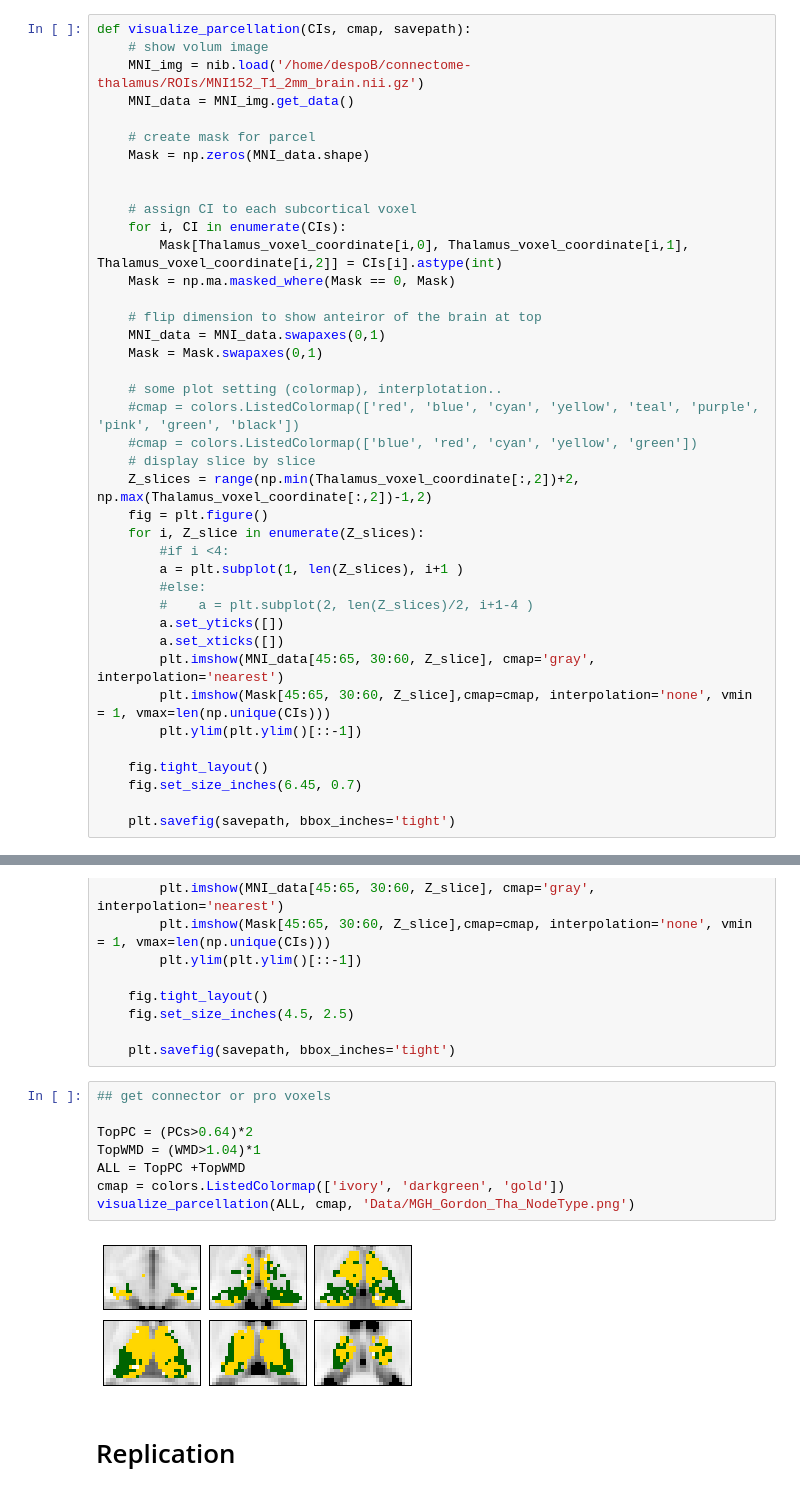
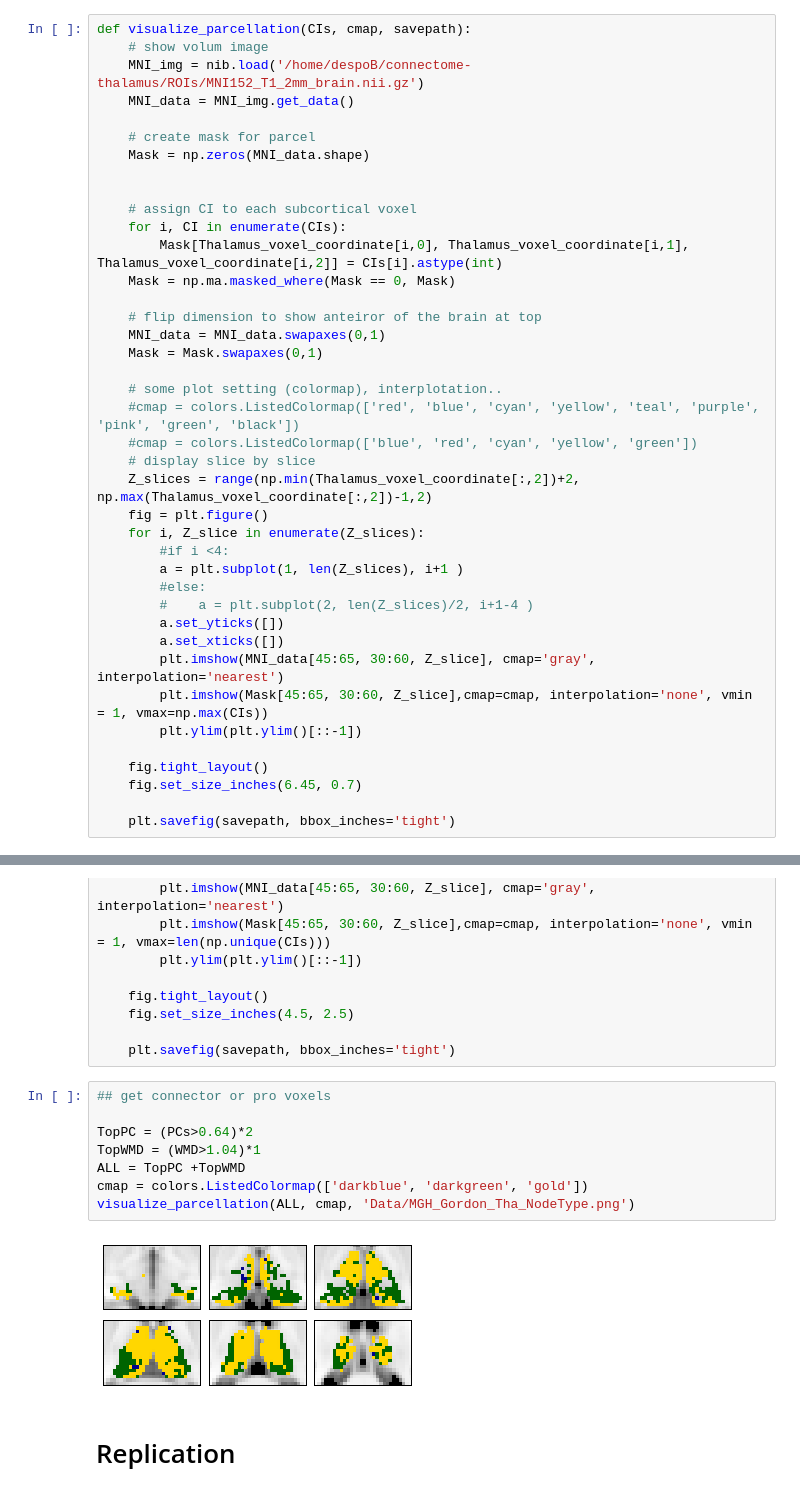
Before and after one commit to kaihwang/FuncParcel, a Jupyter notebook: Visualize_thalamus_maps.ipynb, the cells around one changed output, grey strips where cells are left out. Saved outputs shown, nothing was run; the diff lists cells and outputs as text.

Commit message:
fix Morel color map

```diff
--- a/Visualize_thalamus_maps.ipynb
+++ b/Visualize_thalamus_maps.ipynb
@@ -102,7 +102,7 @@ def visualize_parcellation(CIs, cmap, savepath):
         a.set_yticks([])
         a.set_xticks([])
         plt.imshow(MNI_data[45:65, 30:60, Z_slice], cmap='gray', interpolation='nearest')
-        plt.imshow(Mask[45:65, 30:60, Z_slice],cmap=cmap, interpolation='none', vmin = 1, vmax=len(np.unique(CIs)))
+        plt.imshow(Mask[45:65, 30:60, Z_slice],cmap=cmap, interpolation='none', vmin = 1, vmax=np.max(CIs))
         plt.ylim(plt.ylim()[::-1])
 
     fig.tight_layout()
@@ -307,13 +313,13 @@ def visualize_parcellation(CIs, cmap, savepath):
 # %%
 ## get connector or pro voxels
 
 TopPC = (PCs>0.64)*2
 TopWMD = (WMD>1.04)*1
 ALL = TopPC +TopWMD
-cmap = colors.ListedColormap(['ivory', 'darkgreen', 'gold'])
+cmap = colors.ListedColormap(['darkblue', 'darkgreen', 'gold'])
 visualize_parcellation(ALL, cmap, 'Data/MGH_Gordon_Tha_NodeType.png')
 # %% [output]
-[figure, old version]
+[figure, new version]
 # %% [markdown]
 # Replication
 # %%
```
Also changed, not shown: parts of 5 cells of this notebook.
